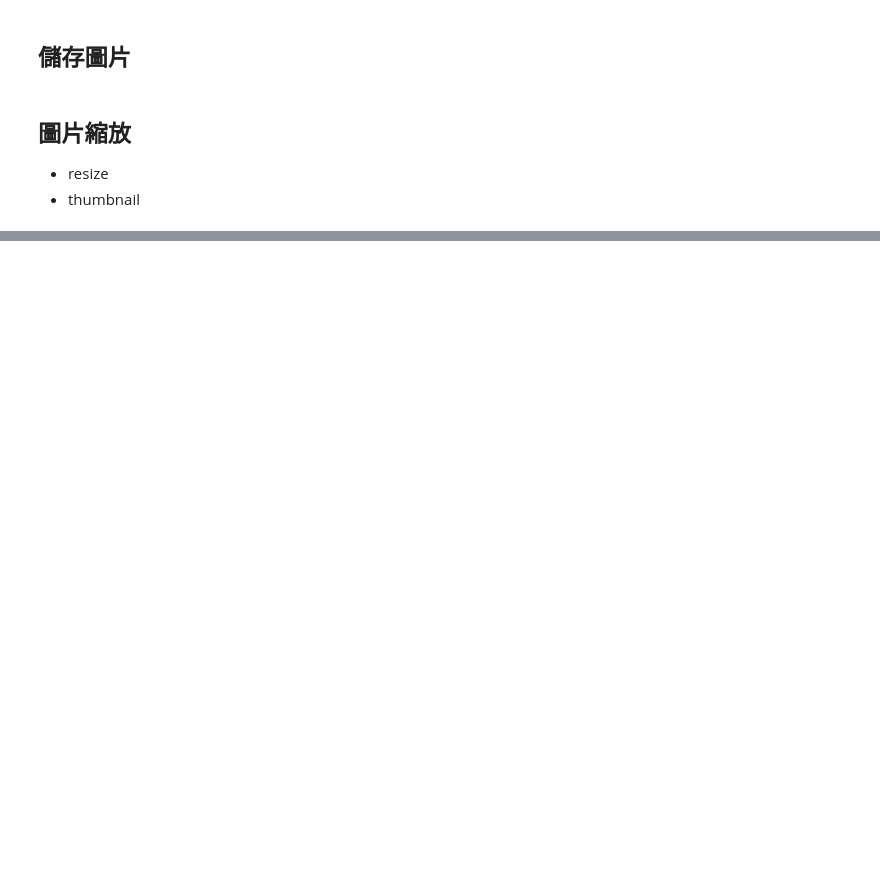
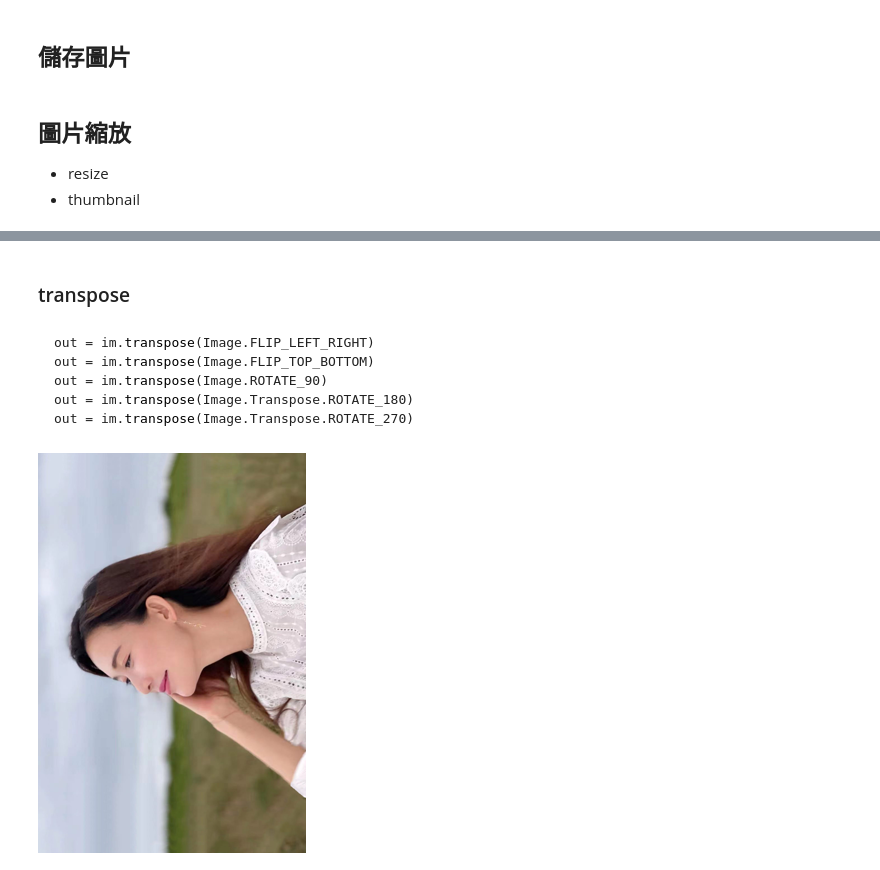
Before and after one commit to Kuo2022/20220702-python, a Jupyter notebook: 20220716.ipynb, the cells around one changed output, grey strips where cells are left out. Drawn from its saved outputs; the diff is of its cells as text; code cells hidden in the pictures; blank space fills up the shorter version.

````diff
--- a/20220716.ipynb
+++ b/20220716.ipynb
@@ -408,0 +455,10 @@ im
+# %% [markdown]
+### transpose
+# %% [markdown]
+```python
+out = im.transpose(Image.FLIP_LEFT_RIGHT)
+out = im.transpose(Image.FLIP_TOP_BOTTOM)
+out = im.transpose(Image.ROTATE_90)
+out = im.transpose(Image.Transpose.ROTATE_180)
+out = im.transpose(Image.Transpose.ROTATE_270)
+```
@@ -408,0 +467,4 @@ im
+# %%
+im3.transpose(Image.ROTATE_90)
+# %% [output]
+[figure, added]
````
Also changed, not shown: parts of 19 cells of this notebook.
